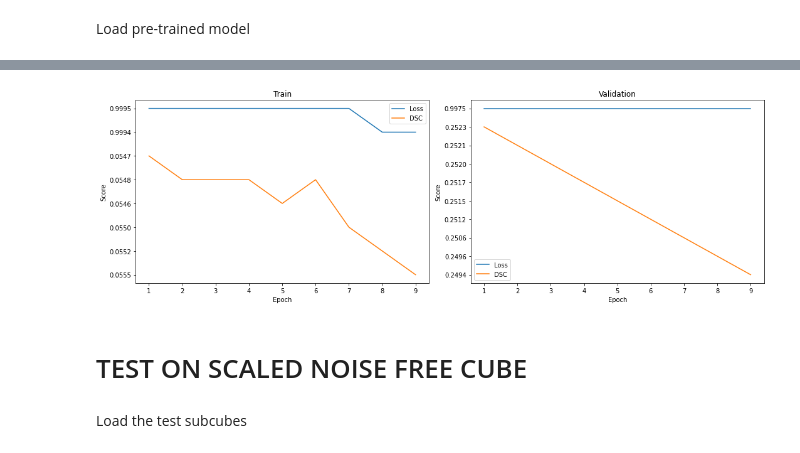
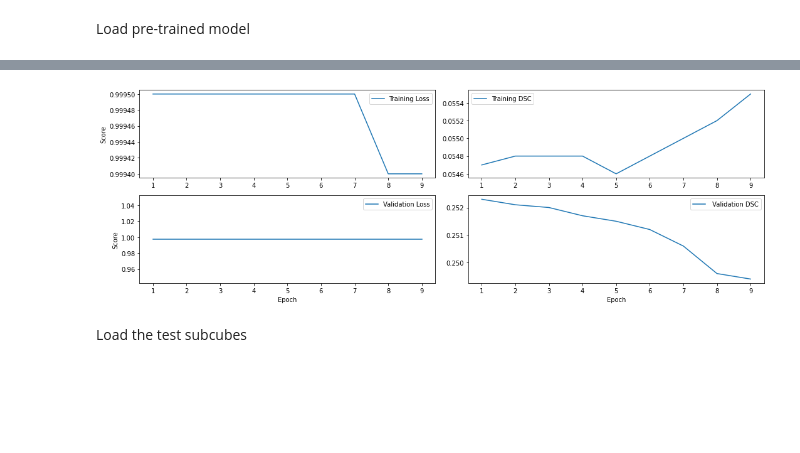
Before and after one commit to Jbarkai/HISourceFinder, a Jupyter notebook: notebooks/Inference.ipynb, the cells around one changed output, grey strips where cells are left out. Drawn from its saved outputs; the diff is of its cells as text; code cells hidden in the pictures; blank space fills up the shorter version.

```diff
--- a/notebooks/Inference.ipynb
+++ b/notebooks/Inference.ipynb
@@ -71,27 +71,23 @@ train_df["dsc"] = train_df.dsc.str.split(":", expand=True)[1]
 train_df = train_df[['epoch', 'loss', 'dsc']]
 val_df = val_df[['epoch', 'loss', 'dsc']]
 # %%
-fig, axes = plt.subplots(1, 2, figsize = (15, 5))
-axes[0].set_title("Train")
-axes[0].plot(train_df.epoch, train_df.loss, label="Loss")
-axes[0].plot(train_df.epoch, train_df.dsc, label="DSC")
-axes[0].set_xlabel("Epoch")
-axes[0].set_ylabel("Score")
+fig, axes = plt.subplots(2, 2, figsize = (15, 5))
 
-axes[1].set_title("Validation")
-axes[1].plot(val_df.epoch, val_df.loss, label="Loss")
-axes[1].plot(val_df.epoch, val_df.dsc, label="DSC")
-axes[1].set_xlabel("Epoch")
-axes[1].set_ylabel("Score")
+axes[0][0].plot(train_df.epoch, train_df.loss.astype(float), label="Training Loss")
+axes[0][1].plot(train_df.epoch, train_df.dsc.astype(float), label="Training DSC")
+axes[1][0].plot(val_df.epoch, val_df.loss.astype(float), label="Validation Loss")
+axes[1][1].plot(val_df.epoch, val_df.dsc.astype(float), label=" Validation DSC")
 
-axes[0].invert_yaxis()
-axes[1].invert_yaxis()
-axes[0].legend()
-axes[1].legend()
+axes[1][0].set_xlabel("Epoch")
+axes[1][1].set_xlabel("Epoch")
+axes[0][0].set_ylabel("Score")
+axes[1][0].set_ylabel("Score")
+axes[0][0].legend()
+axes[1][0].legend()
+axes[1][1].legend()
+axes[0][1].legend()
 fig.tight_layout()
 # %% [output]
-[figure, old version]
+[figure, new version]
-# %% [markdown]
-# TEST ON SCALED NOISE FREE CUBE
 # %% [markdown]
 Load the test subcubes
```
Also changed, not shown: parts of 17 cells of this notebook.
